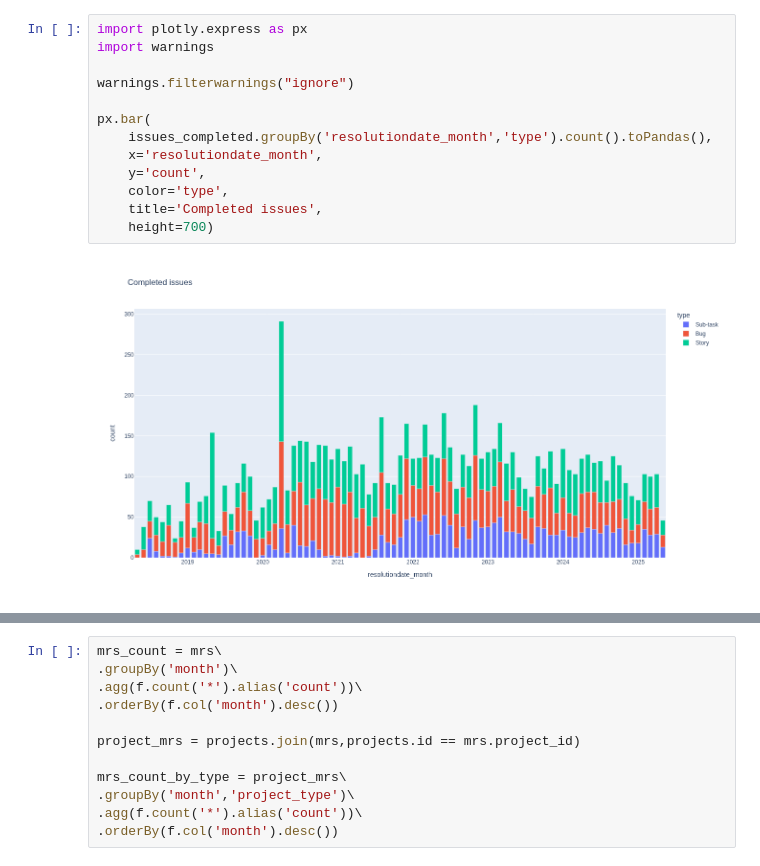
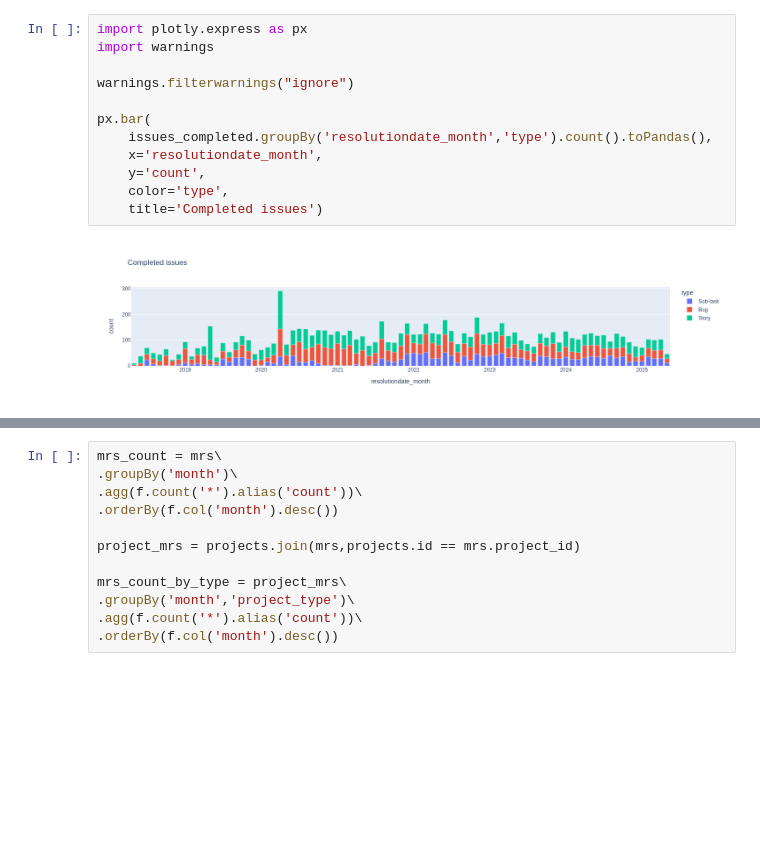
Before and after one commit to daniellas/oda, a Jupyter notebook: notebooks/overview.ipynb, the cells around one changed output, grey strips where cells are left out. Cells and saved outputs as stored; diff of their text form; blank space fills up the shorter version.

```diff
--- a/notebooks/overview.ipynb
+++ b/notebooks/overview.ipynb
@@ -126,15 +99,14 @@ issues_completed = issues_normalized\
 # %%
 import plotly.express as px
 import warnings
 
 warnings.filterwarnings("ignore")
 
 px.bar(
     issues_completed.groupBy('resolutiondate_month','type').count().toPandas(),
     x='resolutiondate_month',
     y='count',
     color='type',
-    title='Completed issues',
-    height=700)
+    title='Completed issues')
 # %% [output]
-[figure, old version]
+[figure, new version]
```
Also changed, not shown: parts of 23 cells of this notebook.
